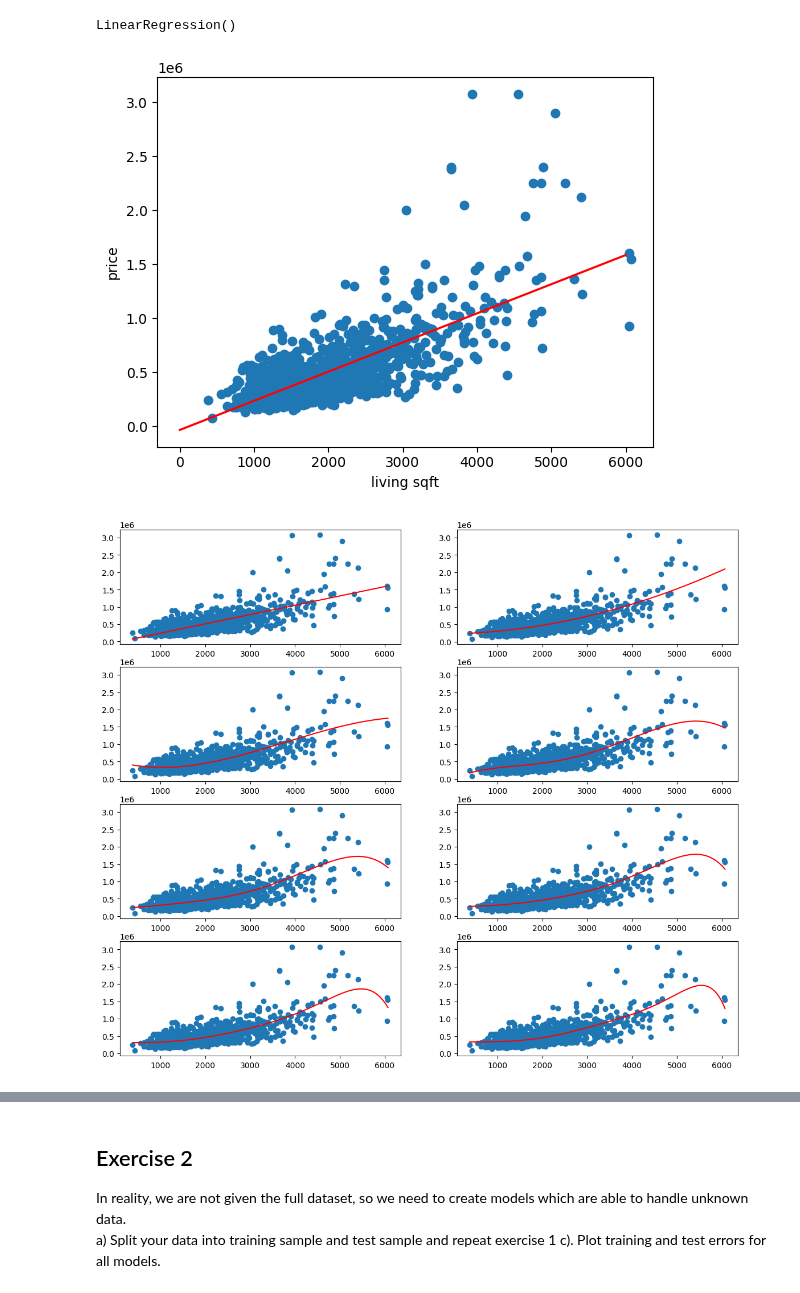
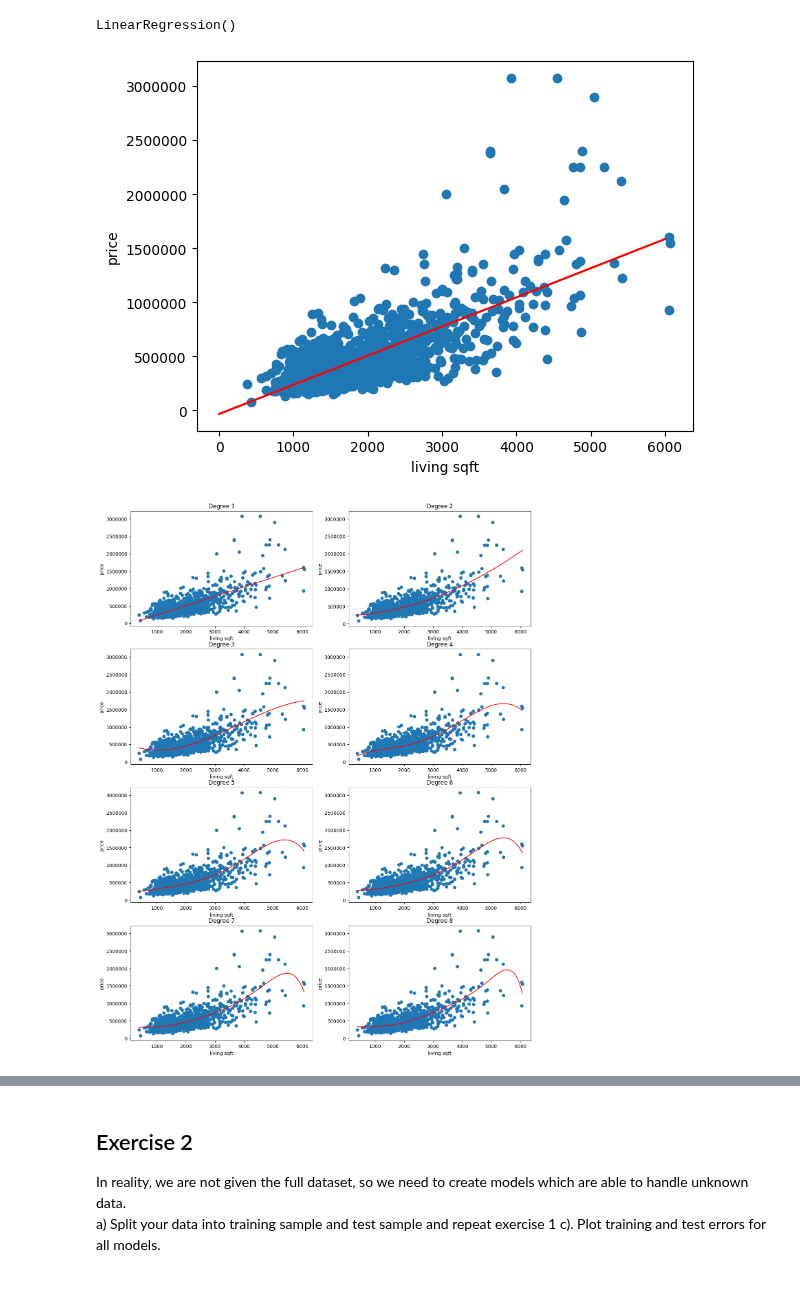
Before and after one commit to mawojcik/introduction_to_data_science, a Jupyter notebook: Lab_2/Assignment_2.ipynb, the cells around one changed output, grey strips where cells are left out. Cells and saved outputs as stored; diff of their text form; code cells hidden in the pictures.

Commit message:
Added comments and labels to plots

```diff
--- a/Lab_2/Assignment_2.ipynb
+++ b/Lab_2/Assignment_2.ipynb
@@ -28,23 +27,22 @@ LinearRegression()
 # %%
 #b) Evaluate and visualise created model.
 
-#Your code:
 plt.scatter(X, y)
 x_model = np.linspace(0, 6000, 1000)
 y_model = [model.intercept_ + model.coef_ * x for x in x_model]
+plt.ticklabel_format(style='plain') # turn off scientific notation
 plt.plot(x_model, y_model, color="red")
 plt.xlabel("living sqft")
 plt.ylabel("price")
 plt.show()
 #Hint: model.predict(), model.intercept_,  model.coef_, model.score()
 # %% [output]
-[figure, old version]
+[figure, new version]
 # %%
 #c) Create and plot higher order polynomial regression models.
 
-#Your code:
+plt.figure(figsize=(15, 20))
 
-plt.figure(figsize=(14, 12))
 error = []
 for order in range(1,9):
     poly = PolynomialFeatures(order, include_bias = False)
@@ -59,11 +57,14 @@ for order in range(1,9):
     error.append(mean_squared_error(y, new_model.predict(X_order)))
 
     plt.subplot(4, 2, order)
+    plt.ticklabel_format(style='plain') # turn off scientific notation
+    plt.title("Degree " + str(order))
+    plt.xlabel("living sqft")
+    plt.ylabel("price")
     plt.plot(x_new_model, y_model,  color="red")
     plt.scatter(X, y)
-    # error
 # %% [output]
-[figure, old version]
+[figure, new version]
 # %%
 #Your code:
 plt.figure(figsize=(14, 4))
```
Also changed, not shown: parts of 4 cells of this notebook.
